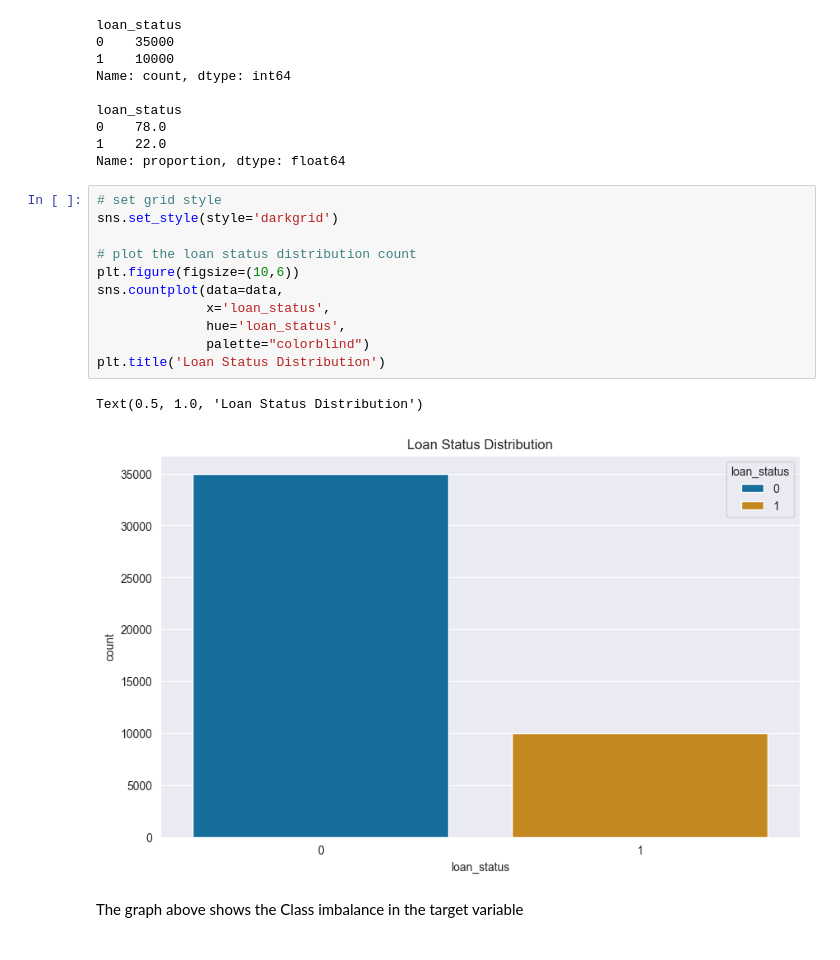
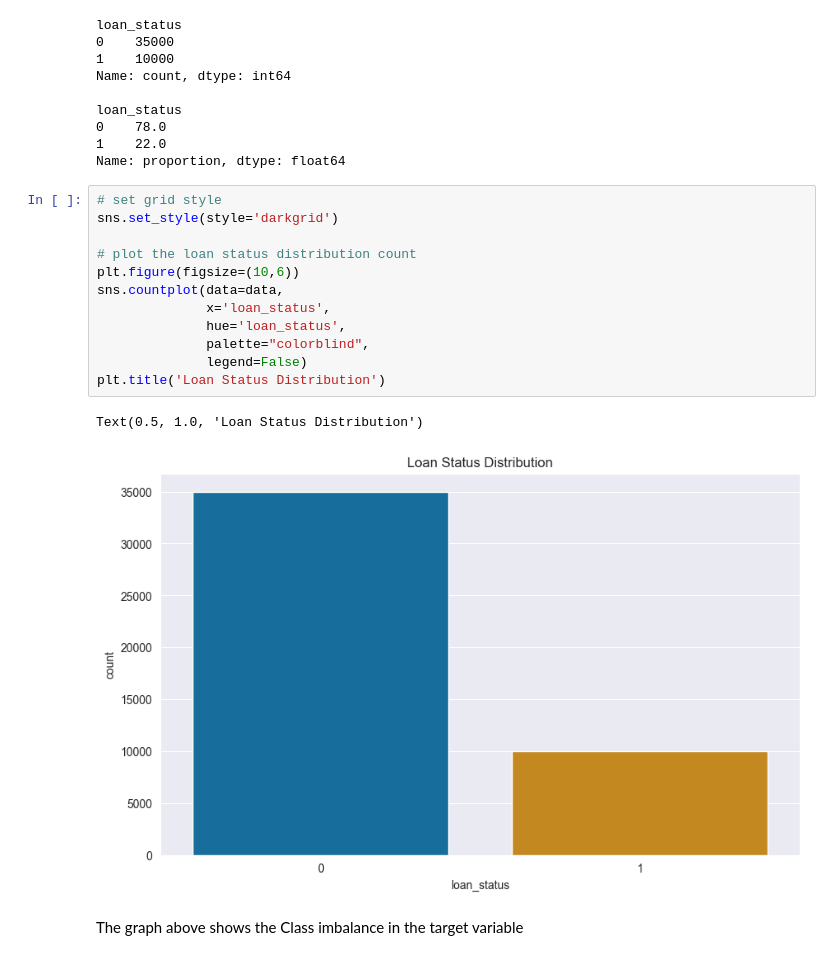
Before and after one commit to Patoh254code/Credit_Risk_Analysis, a Jupyter notebook: index.ipynb, the cells around one changed output. Cells and saved outputs as stored; diff of their text form.

```diff
--- a/index.ipynb
+++ b/index.ipynb
@@ -208,17 +214,18 @@ Name: proportion, dtype: float64
 # %%
 # set grid style
 sns.set_style(style='darkgrid')
 
 # plot the loan status distribution count
 plt.figure(figsize=(10,6))
 sns.countplot(data=data,
               x='loan_status',
               hue='loan_status',
-              palette="colorblind")
+              palette="colorblind",
+              legend=False)
 plt.title('Loan Status Distribution')
 # %% [output]
 Text(0.5, 1.0, 'Loan Status Distribution')
-[figure, old version]
+[figure, new version]
 # %% [markdown]
 The graph above shows the Class imbalance in the target variable
 # %% [markdown]
```
Also changed, not shown: parts of 41 cells of this notebook.
